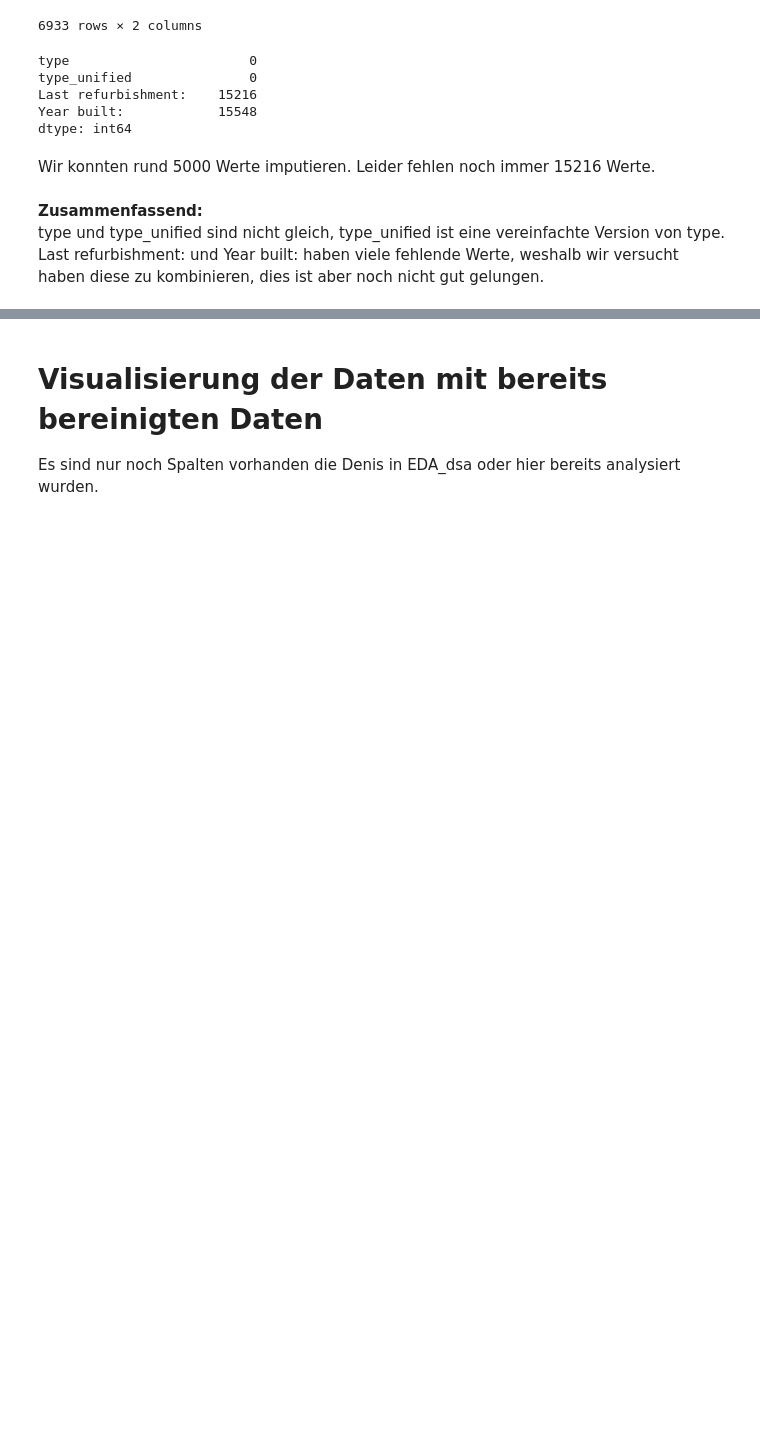
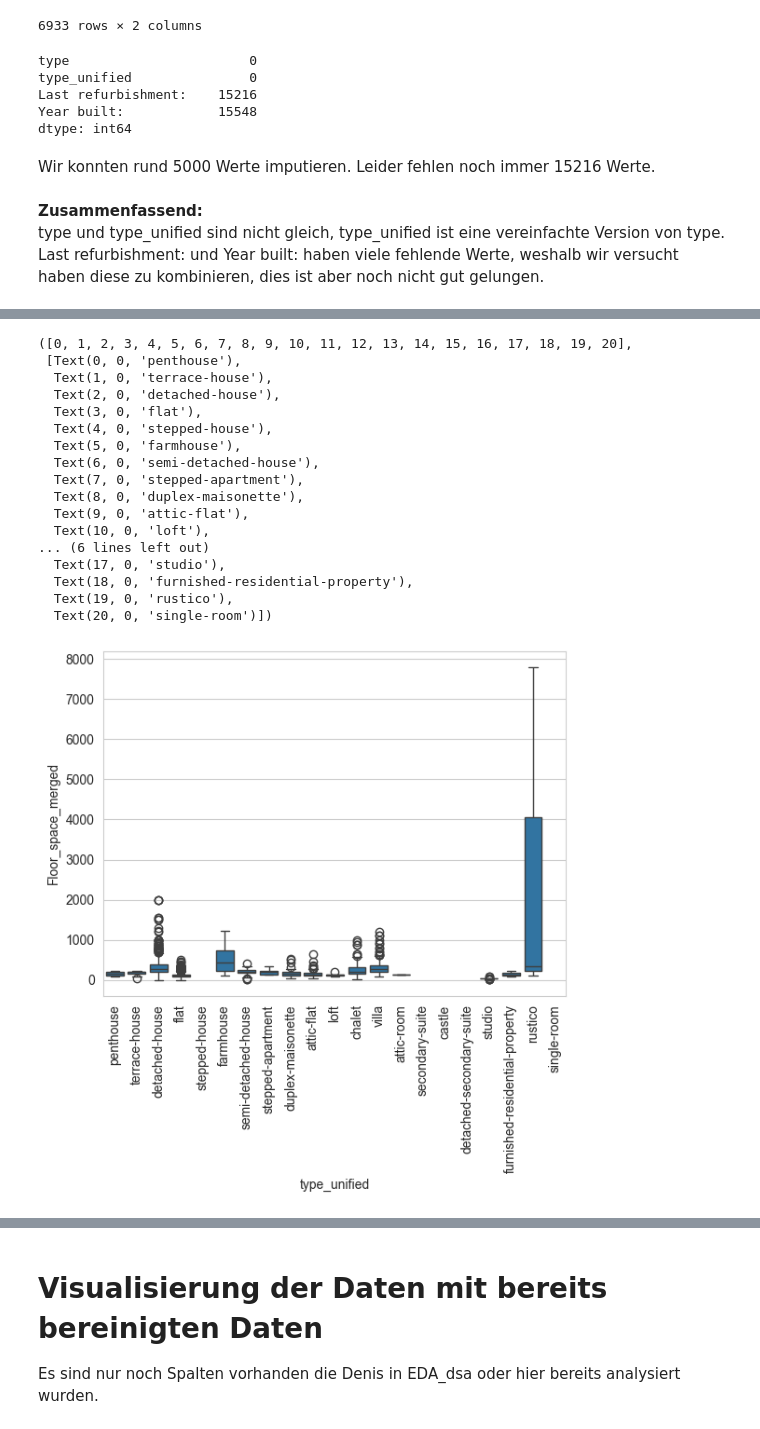
Before and after one commit to staldenhoefler/immo_challenge, a Jupyter notebook: notebooks/EDA.ipynb, the cells around one changed output, grey strips where cells are left out. Cells and saved outputs as stored; diff of their text form; code cells hidden in the pictures; blank space fills up the shorter version.

Commit message:
- more plotting

```diff
--- a/notebooks/EDA.ipynb
+++ b/notebooks/EDA.ipynb
@@ -567,0 +586,2 @@ Last refurbishment: und Year built: haben viele fehlende Werte, weshalb wir vers
+# %%
+floor_space = df[["Floor space", "Floor space:","Floor_space_merged","detail_responsive#floor", "Floor","Floor_unified","Minimum floor space:", "space_cleaned", "Surface living:","Floor_unified","type","type_unified"]].copy()
@@ -567,0 +604,2 @@ Last refurbishment: und Year built: haben viele fehlende Werte, weshalb wir vers
+# %%
+floor_space["Floor_space_merged"] = floor_space["Floor_space_merged"].str.extract(r"(\d+)").astype("float")
@@ -567,0 +642,22 @@ Last refurbishment: und Year built: haben viele fehlende Werte, weshalb wir vers
+# %%
+sns.boxplot(data=floor_space, x="type_unified", y="Floor_space_merged")
+plt.xticks(rotation=90)
+# %% [output]
+([0, 1, 2, 3, 4, 5, 6, 7, 8, 9, 10, 11, 12, 13, 14, 15, 16, 17, 18, 19, 20],
+ [Text(0, 0, 'penthouse'),
+  Text(1, 0, 'terrace-house'),
+  Text(2, 0, 'detached-house'),
+  Text(3, 0, 'flat'),
+  Text(4, 0, 'stepped-house'),
+  Text(5, 0, 'farmhouse'),
+  Text(6, 0, 'semi-detached-house'),
+  Text(7, 0, 'stepped-apartment'),
+  Text(8, 0, 'duplex-maisonette'),
+  Text(9, 0, 'attic-flat'),
+  Text(10, 0, 'loft'),
+... (6 lines left out)
+  Text(17, 0, 'studio'),
+  Text(18, 0, 'furnished-residential-property'),
+  Text(19, 0, 'rustico'),
+  Text(20, 0, 'single-room')])
+[figure, added]
```
Also changed, not shown: parts of 19 cells of this notebook.
